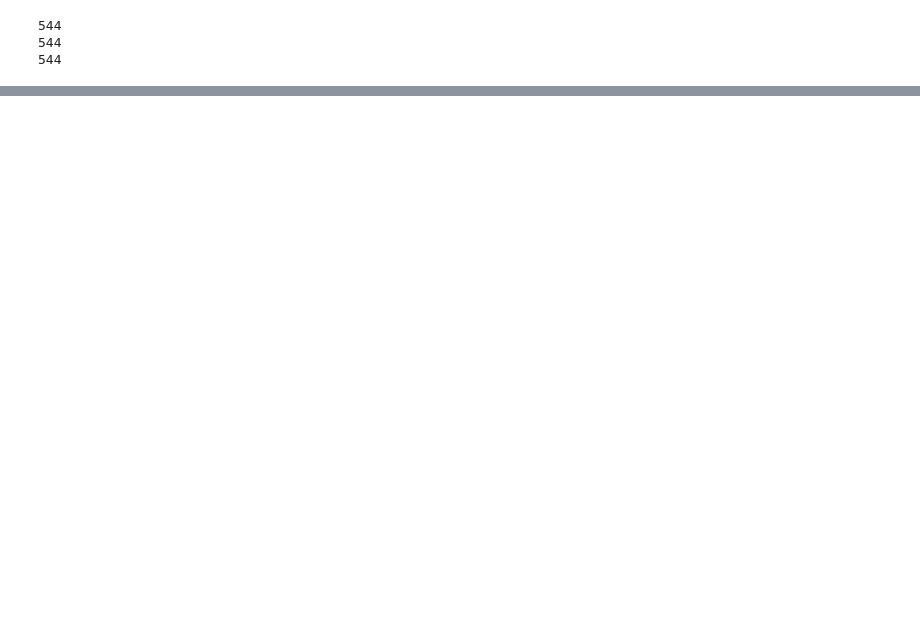
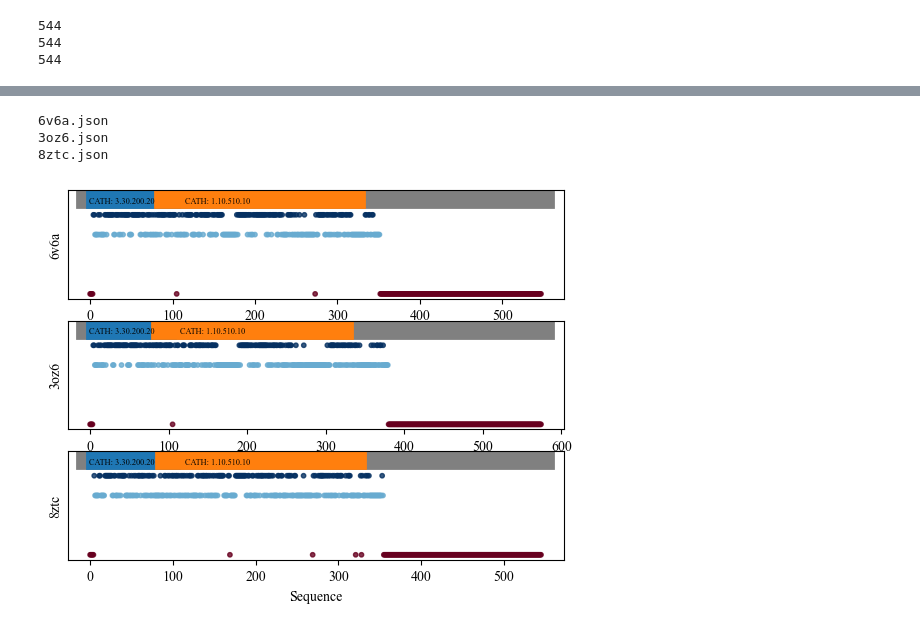
Before and after one commit to YXTang03/UCL_Drug_Design_Notebook, a Jupyter notebook: 1129_0078_hw/plot_qmean.ipynb, the cells around one changed output, grey strips where cells are left out. Saved outputs shown, nothing was run; the diff lists cells and outputs as text; code cells hidden in the pictures; blank space fills up the shorter version.

```diff
--- a/1129_0078_hw/plot_qmean.ipynb
+++ b/1129_0078_hw/plot_qmean.ipynb
@@ -85,0 +146,60 @@ plt.savefig('qmean12_94(1).png', dpi = 600, bbox_inches='tight')
+# %%
+fig, ax = plt.subplots(nrows=3, ncols=1)
+j = 0
+for metadata in metadata_all:
+    label = re.search(r'(.+)\.json', metadata).group(1)
+    with open(os.path.join('metadata', metadata), 'r', encoding='utf-8') as file:
+        data = json.load(file)
+        chain = list(data['targets'][0]['templates'])[0]['chain']
+        template = data['targets'][0]['templates'][0]['tpl_seq']
+        tgt = data['targets'][0]['templates'][0]['trg_seq']
+        score = []
+        for i in range(len(template)):
+            if template[i] == '-':
+                score.append(-1)
+            elif template[i] != tgt[i]:
+                score.append(0.5)
+            else:
+                score.append(1)
+    print(metadata)
+    y = np.array(score).reshape(1, -1)
+    ax[j].scatter(
+        np.arange(len(tgt)),np.array(score).reshape(1, -1),
+        c = y,cmap='RdBu', s = 10,
+        alpha=0.8,
+
+    )
+    domain1 = np.arange(12,94)
+    domain2 = np.arange(95,319)
+
+
+    linewidth = 20
+    ax[j].plot(np.arange(
+        len(tgt)), np.array(1.5).repeat(len(tgt)), linewidth = linewidth, color = 'grey'
+    )
+    ax[j].plot(
+        domain1, np.array(1.5).repeat(len(domain1)), linewidth = linewidth,
+        label = 'Phosphorylase kinase domain 1'
+    )
+    ax[j].plot(
+        domain2, np.array(1.5).repeat(len(domain2)), linewidth = linewidth,
+        label = 'Transferase (phosphotransferase) domain 1'
+    )
+
+    ax[j].set_yticks([])
+    ax[j].set_ylabel(label)
+
+    ax[j].text(-1, 1.3, 'CATH: 3.30.200.20', {'size': 6})
+    ax[j].text(115, 1.3, 'CATH: 1.10.510.10', {'size': 6})
+    j+=1
+#plt.legend()
+plt.xlabel('Sequence')
+
+#plt.savefig('coverage.png', dpi = 600)
+
+    #fig.legend()
+# %% [output]
+6v6a.json
+3oz6.json
+8ztc.json
+[figure, added]
```
Also changed, not shown: parts of 5 cells of this notebook.
